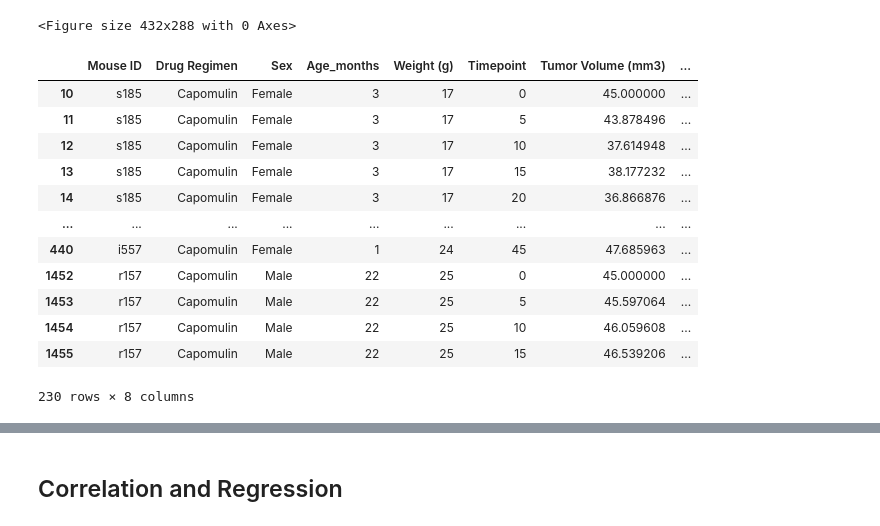
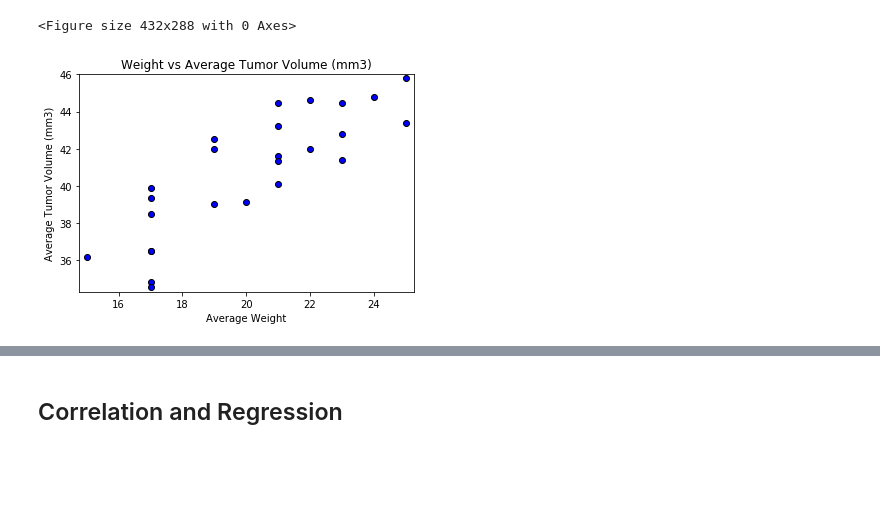
Before and after one commit to babetteblanquet/Python-code, a Jupyter notebook: MatPlotLib-Challenge/Pymaceuticals/pymaceuticals_starter.ipynb, the cells around one changed output, grey strips where cells are left out. Cells and saved outputs as stored; diff of their text form; code cells hidden in the pictures; blank space fills up the shorter version.

```diff
--- a/MatPlotLib-Challenge/Pymaceuticals/pymaceuticals_starter.ipynb
+++ b/MatPlotLib-Challenge/Pymaceuticals/pymaceuticals_starter.ipynb
@@ -425,20 +434,26 @@ plt.tight_layout()
 <Figure size 432x288 with 0 Axes>
 # %%
 # Generate a scatter plot of mouse weight versus average tumor volume for the Capomulin regimen
+
 #Select the data for the Capomulin regimen:
 capomulin = clean_df.loc[clean_df["Drug Regimen"]=="Capomulin"]
-capomulin
+
+#Group by mouse ID
+cap_group = capomulin.groupby("Mouse ID")
+average_weight = cap_group["Weight (g)"].mean()
+average_weight
+average_tumor = cap_group["Tumor Volume (mm3)"].mean()
+average_tumor
+
+#Scatter Plot mouse weight vs Average Tumor Volume
+x_axis = average_weight
+y_axis = average_tumor
+plt.scatter(x_axis,y_axis, color = 'b', edgecolors="black")
+plt.xlabel("Average Weight")
+plt.ylabel("Average Tumor Volume (mm3)")
+plt.title("Weight vs Average Tumor Volume (mm3)")
+plt.xlim(14.75,25.25)
+plt.ylim(34.3,46)
+plt.show()
 # %% [output]
-|  | Mouse ID | Drug Regimen | Sex | Age_months | Weight (g) | Timepoint | Tumor Volume (mm3) | ... |
-| 10 | s185 | Capomulin | Female | 3 | 17 | 0 | 45.000000 | ... |
-| 11 | s185 | Capomulin | Female | 3 | 17 | 5 | 43.878496 | ... |
-| 12 | s185 | Capomulin | Female | 3 | 17 | 10 | 37.614948 | ... |
-| 13 | s185 | Capomulin | Female | 3 | 17 | 15 | 38.177232 | ... |
-| 14 | s185 | Capomulin | Female | 3 | 17 | 20 | 36.866876 | ... |
-| ... | ... | ... | ... | ... | ... | ... | ... | ... |
-| 440 | i557 | Capomulin | Female | 1 | 24 | 45 | 47.685963 | ... |
-| 1452 | r157 | Capomulin | Male | 22 | 25 | 0 | 45.000000 | ... |
-| 1453 | r157 | Capomulin | Male | 22 | 25 | 5 | 45.597064 | ... |
-| 1454 | r157 | Capomulin | Male | 22 | 25 | 10 | 46.059608 | ... |
-| 1455 | r157 | Capomulin | Male | 22 | 25 | 15 | 46.539206 | ... |
-230 rows × 8 columns
+[figure, added]
```
Also changed, not shown: parts of 5 cells of this notebook.
